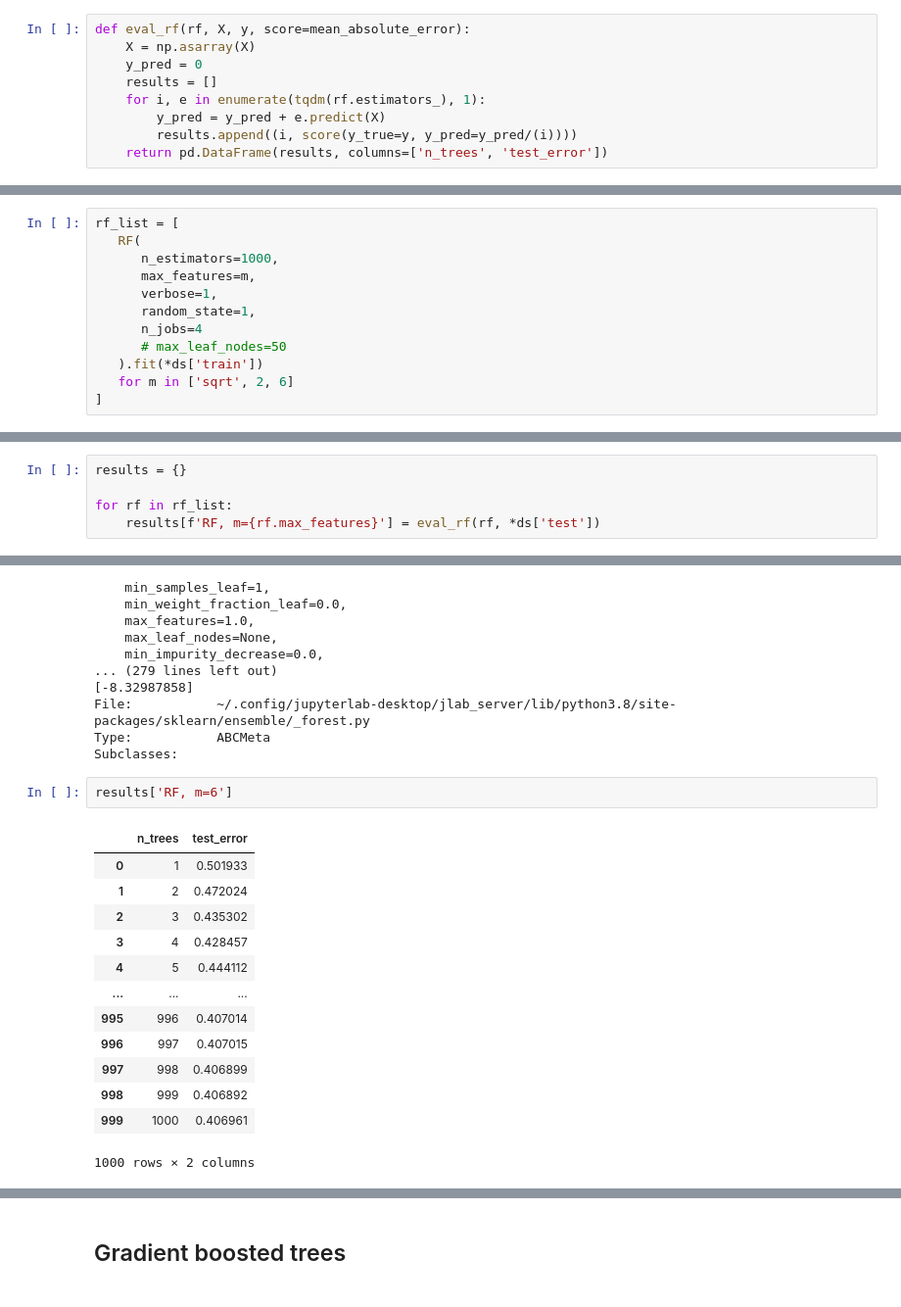
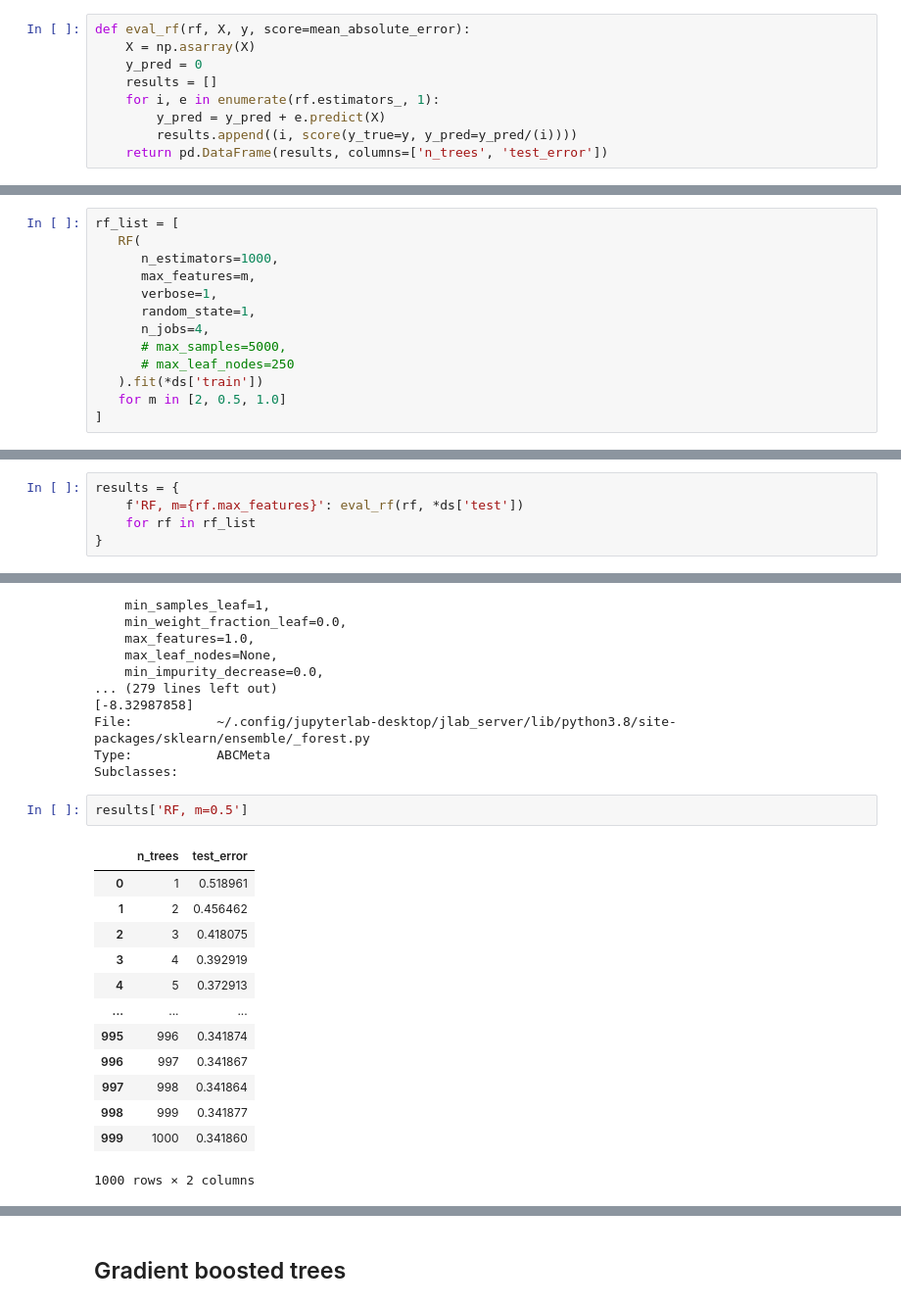
Before and after one commit to prokaj/stat-learning-2022, a Jupyter notebook: week5/Tree_based_methods.ipynb, the cells around one changed output, grey strips where cells are left out. Shown at 98% size. Drawn from its saved outputs; the diff is of its cells as text.

```diff
--- a/week5/Tree_based_methods.ipynb
+++ b/week5/Tree_based_methods.ipynb
@@ -702,7 +702,7 @@ def eval_rf(rf, X, y, score=mean_absolute_error):
     X = np.asarray(X)
     y_pred = 0
     results = []
-    for i, e in enumerate(tqdm(rf.estimators_), 1):
+    for i, e in enumerate(rf.estimators_, 1):
         y_pred = y_pred + e.predict(X)
         results.append((i, score(y_true=y, y_pred=y_pred/(i))))
     return pd.DataFrame(results, columns=['n_trees', 'test_error'])
@@ -717,9 +717,10 @@ rf_list = [
       max_features=m,
       verbose=1,
       random_state=1,
-      n_jobs=4
-      # max_leaf_nodes=50
+      n_jobs=4,
+      # max_samples=5000,
+      # max_leaf_nodes=250
    ).fit(*ds['train'])
-   for m in ['sqrt', 2, 6]
+   for m in [2, 0.5, 1.0]
 ]
 # %% [output]
@@ -737,8 +745,8 @@ Error:
 # %%
-results = {}
-
-for rf in rf_list:
-    results[f'RF, m={rf.max_features}'] = eval_rf(rf, *ds['test'])
+results = {
+    f'RF, m={rf.max_features}': eval_rf(rf, *ds['test'])
+    for rf in rf_list
+}
 # %%
 RF?
 # %% [output]
@@ -760,20 +768,20 @@ File:           ~/.config/jupyterlab-desktop/jlab_server/lib/python3.8/site-pack
 Type:           ABCMeta
 Subclasses:
 # %%
-results['RF, m=6']
+results['RF, m=0.5']
 # %% [output]
 |  | n_trees | test_error |
-| 0 | 1 | 0.501933 |
-| 1 | 2 | 0.472024 |
-| 2 | 3 | 0.435302 |
-| 3 | 4 | 0.428457 |
-| 4 | 5 | 0.444112 |
+| 0 | 1 | 0.518961 |
+| 1 | 2 | 0.456462 |
+| 2 | 3 | 0.418075 |
+| 3 | 4 | 0.392919 |
+| 4 | 5 | 0.372913 |
 | ... | ... | ... |
-| 995 | 996 | 0.407014 |
-| 996 | 997 | 0.407015 |
-| 997 | 998 | 0.406899 |
-| 998 | 999 | 0.406892 |
-| 999 | 1000 | 0.406961 |
+| 995 | 996 | 0.341874 |
+| 996 | 997 | 0.341867 |
+| 997 | 998 | 0.341864 |
+| 998 | 999 | 0.341877 |
+| 999 | 1000 | 0.341860 |
 1000 rows × 2 columns
 # %%
 for k, res in results.items():
```
Also changed, not shown: parts of 48 cells of this notebook, 1 other file.
